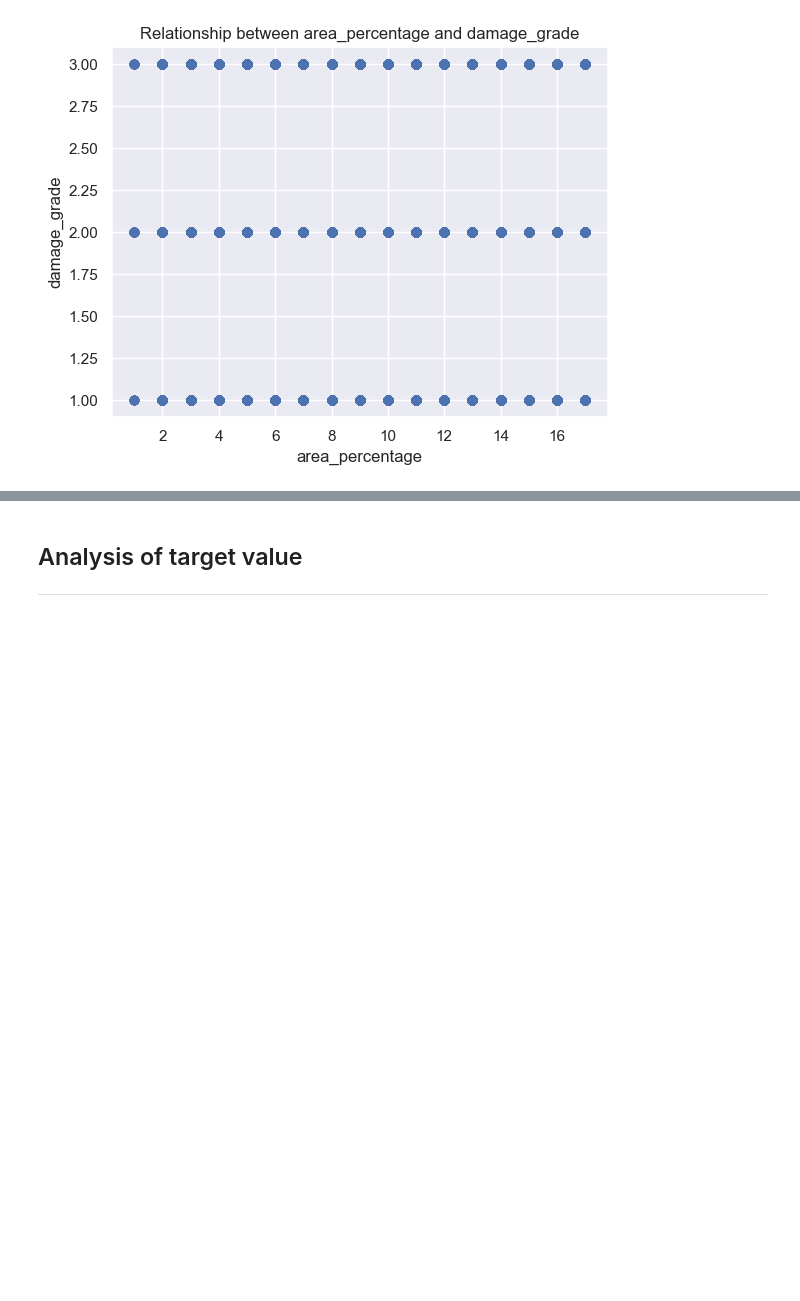
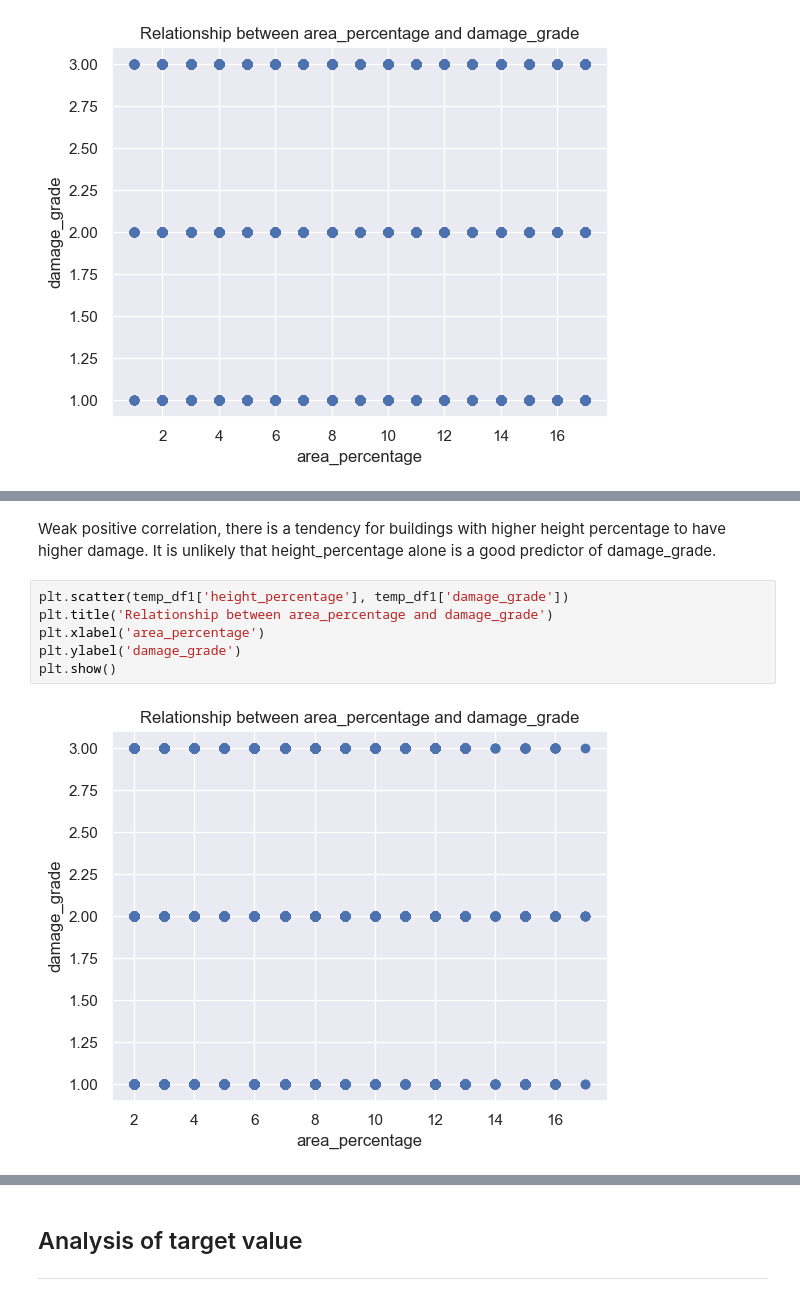
Before and after one commit to Sidies/-2015_Gorkha_earthquake_damage_prediction, a Jupyter notebook: notebooks/Exploration.ipynb, the cells around one changed output, grey strips where cells are left out. Cells and saved outputs as stored; diff of their text form; blank space fills up the shorter version.

```diff
--- a/notebooks/Exploration.ipynb
+++ b/notebooks/Exploration.ipynb
@@ -325,0 +375,11 @@ plt.show()
+# %% [markdown]
+Weak positive correlation, there is a tendency for buildings with higher height percentage to have higher damage.
+It is unlikely that height_percentage alone is a good predictor of damage_grade.
+# %%
+plt.scatter(temp_df1['height_percentage'], temp_df1['damage_grade'])
+plt.title('Relationship between area_percentage and damage_grade')
+plt.xlabel('area_percentage')
+plt.ylabel('damage_grade')
+plt.show()
+# %% [output]
+[figure, added]
```
Also changed, not shown: parts of 17 cells of this notebook.
